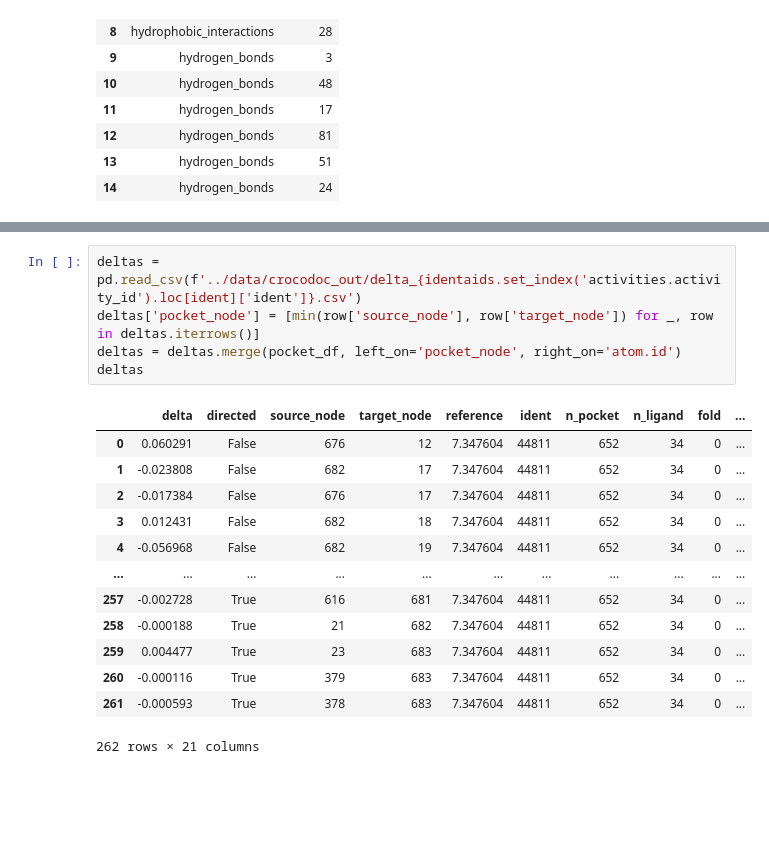
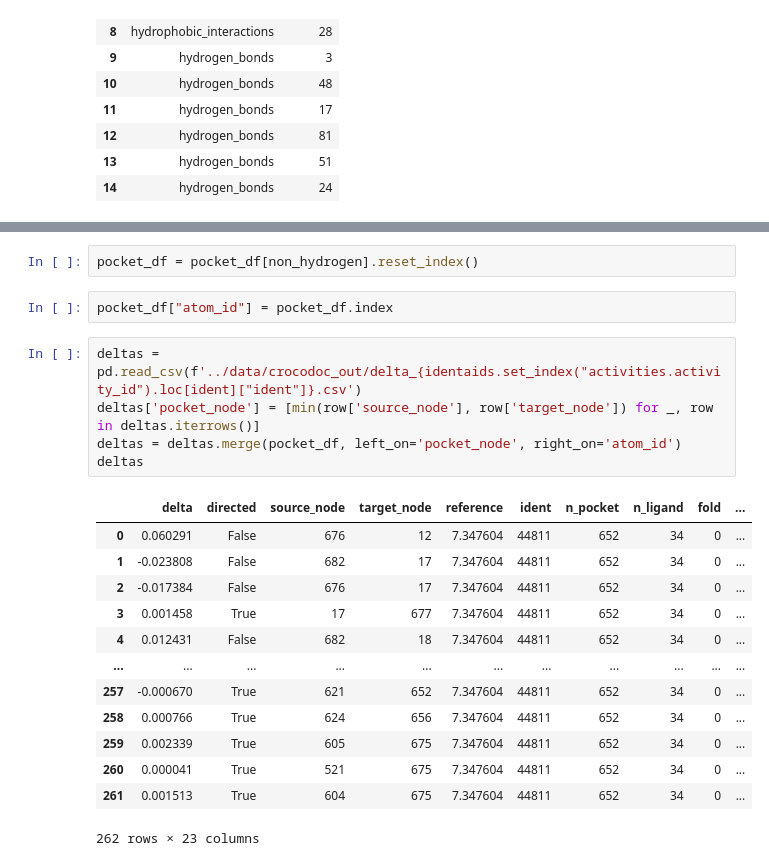
Before and after one commit to volkamerlab/kinodata-3D-affinity-prediction, a Jupyter notebook: examples/residue_matching.ipynb, the cells around one changed output, grey strips where cells are left out. Drawn from its saved outputs; the diff is of its cells as text; blank space fills up the shorter version.

```diff
--- a/examples/residue_matching.ipynb
+++ b/examples/residue_matching.ipynb
@@ -148,20 +132,24 @@ pocket_df
+# %%
+pocket_df = pocket_df[non_hydrogen].reset_index()
+# %%
+pocket_df["atom_id"] = pocket_df.index
 # %%
-deltas = pd.read_csv(f'../data/crocodoc_out/delta_{identaids.set_index('activities.activity_id').loc[ident]['ident']}.csv')
+deltas = pd.read_csv(f'../data/crocodoc_out/delta_{identaids.set_index("activities.activity_id").loc[ident]["ident"]}.csv')
 deltas['pocket_node'] = [min(row['source_node'], row['target_node']) for _, row in deltas.iterrows()]
-deltas = deltas.merge(pocket_df, left_on='pocket_node', right_on='atom.id')
+deltas = deltas.merge(pocket_df, left_on='pocket_node', right_on='atom_id')
 deltas
 # %% [output]
 |  | delta | directed | source_node | target_node | reference | ident | n_pocket | n_ligand | fold | ... |
 | 0 | 0.060291 | False | 676 | 12 | 7.347604 | 44811 | 652 | 34 | 0 | ... |
 | 1 | -0.023808 | False | 682 | 17 | 7.347604 | 44811 | 652 | 34 | 0 | ... |
 | 2 | -0.017384 | False | 676 | 17 | 7.347604 | 44811 | 652 | 34 | 0 | ... |
-| 3 | 0.012431 | False | 682 | 18 | 7.347604 | 44811 | 652 | 34 | 0 | ... |
-| 4 | -0.056968 | False | 682 | 19 | 7.347604 | 44811 | 652 | 34 | 0 | ... |
+| 3 | 0.001458 | True | 17 | 677 | 7.347604 | 44811 | 652 | 34 | 0 | ... |
+| 4 | 0.012431 | False | 682 | 18 | 7.347604 | 44811 | 652 | 34 | 0 | ... |
 | ... | ... | ... | ... | ... | ... | ... | ... | ... | ... | ... |
-| 257 | -0.002728 | True | 616 | 681 | 7.347604 | 44811 | 652 | 34 | 0 | ... |
-| 258 | -0.000188 | True | 21 | 682 | 7.347604 | 44811 | 652 | 34 | 0 | ... |
-| 259 | 0.004477 | True | 23 | 683 | 7.347604 | 44811 | 652 | 34 | 0 | ... |
-| 260 | -0.000116 | True | 379 | 683 | 7.347604 | 44811 | 652 | 34 | 0 | ... |
-| 261 | -0.000593 | True | 378 | 683 | 7.347604 | 44811 | 652 | 34 | 0 | ... |
+| 257 | -0.000670 | True | 621 | 652 | 7.347604 | 44811 | 652 | 34 | 0 | ... |
+| 258 | 0.000766 | True | 624 | 656 | 7.347604 | 44811 | 652 | 34 | 0 | ... |
+| 259 | 0.002339 | True | 605 | 675 | 7.347604 | 44811 | 652 | 34 | 0 | ... |
+| 260 | 0.000041 | True | 521 | 675 | 7.347604 | 44811 | 652 | 34 | 0 | ... |
+| 261 | 0.001513 | True | 604 | 675 | 7.347604 | 44811 | 652 | 34 | 0 | ... |
-262 rows × 21 columns
+262 rows × 23 columns
 # %%
```
Also changed, not shown: parts of 3 cells of this notebook.
